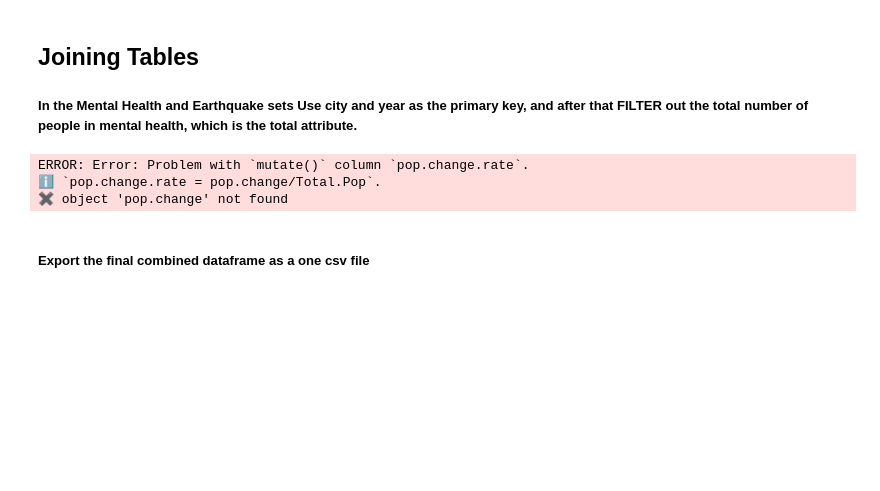
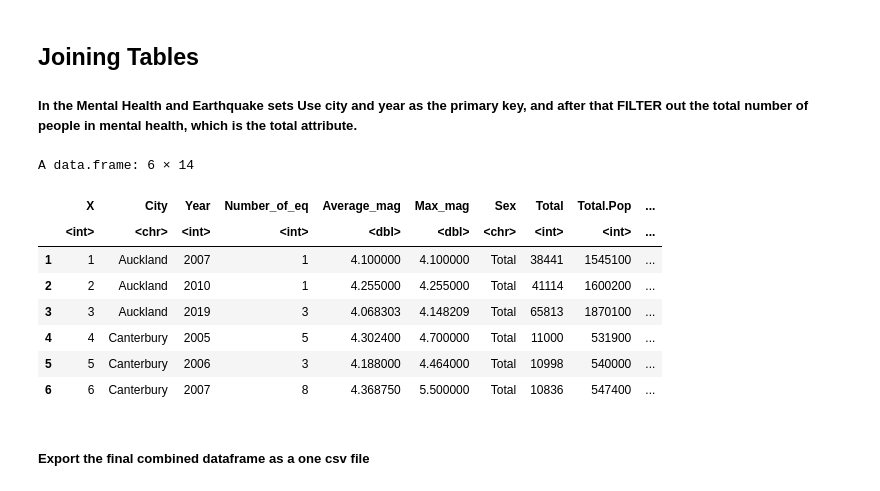
Before and after one commit to adaizh/datamac, a Jupyter notebook: Plotting.ipynb, the cells around one changed output. Cells and saved outputs as stored; diff of their text form; code cells hidden in the pictures; blank space fills up the shorter version.

```diff
--- a/Plotting.ipynb
+++ b/Plotting.ipynb
@@ -97,20 +99,26 @@ quake_map
 # %%
 joined_table <- eq_summary_df %>% full_join(mh_df, by=c('City','Year')) %>%
         full_join(pop_df, by=c('City','Year')) %>%
         filter(Sex=='Total') %>% #na.omit()
         mutate(mh.change = if_else(City == lag(City), Total - lag(Total), Total-Total),
                mh.change = na_if(mh.change, 0),
                mh.change.rate = mh.change/Total,
-               pop.change.rate = pop.change/Total.Pop,
-               mh.per.pop = total/Total.Pop
+               pop.change.rate = Pop.change/Total.Pop,
+               mh.per.pop = Total/Total.Pop
               )
 
 # These are all the attributes of the table
 joined_table %>% head()
 # %% [output]
-ERROR: Error: Problem with `mutate()` column `pop.change.rate`.
-ℹ `pop.change.rate = pop.change/Total.Pop`.
-✖ object 'pop.change' not found
+A data.frame: 6 × 14
+|  | X | City | Year | Number_of_eq | Average_mag | Max_mag | Sex | Total | Total.Pop | ... |
+|  | <int> | <chr> | <int> | <int> | <dbl> | <dbl> | <chr> | <int> | <int> | ... |
+| 1 | 1 | Auckland | 2007 | 1 | 4.100000 | 4.100000 | Total | 38441 | 1545100 | ... |
+| 2 | 2 | Auckland | 2010 | 1 | 4.255000 | 4.255000 | Total | 41114 | 1600200 | ... |
+| 3 | 3 | Auckland | 2019 | 3 | 4.068303 | 4.148209 | Total | 65813 | 1870100 | ... |
+| 4 | 4 | Canterbury | 2005 | 5 | 4.302400 | 4.700000 | Total | 11000 | 531900 | ... |
+| 5 | 5 | Canterbury | 2006 | 3 | 4.188000 | 4.464000 | Total | 10998 | 540000 | ... |
+| 6 | 6 | Canterbury | 2007 | 8 | 4.368750 | 5.500000 | Total | 10836 | 547400 | ... |
 # %% [markdown]
 ##### Export the final combined dataframe as a one csv file
 # %%
```
Also changed, not shown: parts of 8 cells of this notebook.
